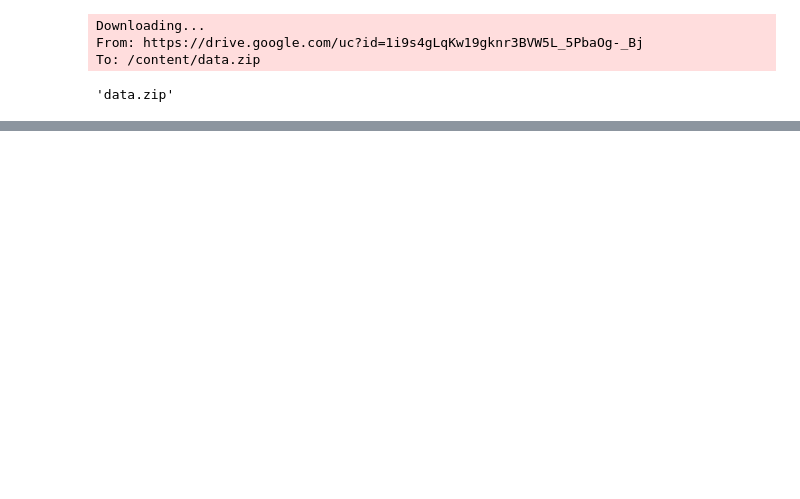
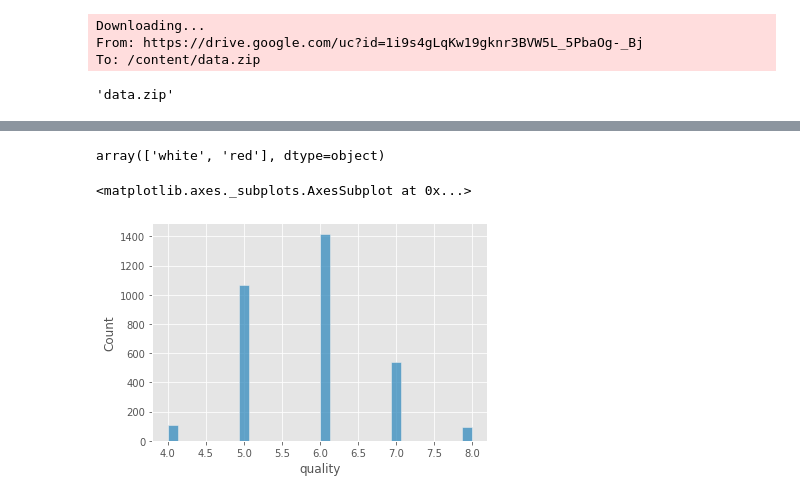
Before and after one commit to spegas/Dacon, a Jupyter notebook: Wine_v1.ipynb, the cells around one changed output, grey strips where cells are left out. Saved outputs shown, nothing was run; the diff lists cells and outputs as text; code cells hidden in the pictures; blank space fills up the shorter version.

```diff
--- a/Wine_v1.ipynb
+++ b/Wine_v1.ipynb
@@ -36,0 +48,2 @@ To: /content/data.zip
+# %%
+pd_wine_data = pd.read_csv('data/train.csv')
@@ -36,0 +100,4 @@ To: /content/data.zip
+# %%
+pd_wine_data['type'].unique()
+# %% [output]
+array(['white', 'red'], dtype=object)
@@ -36,0 +107,5 @@ To: /content/data.zip
+# %%
+sns.histplot(pd_wine_data['quality'])
+# %% [output]
+<matplotlib.axes._subplots.AxesSubplot at 0x...>
+[figure, added]
```
Also changed, not shown: parts of 32 cells of this notebook.
